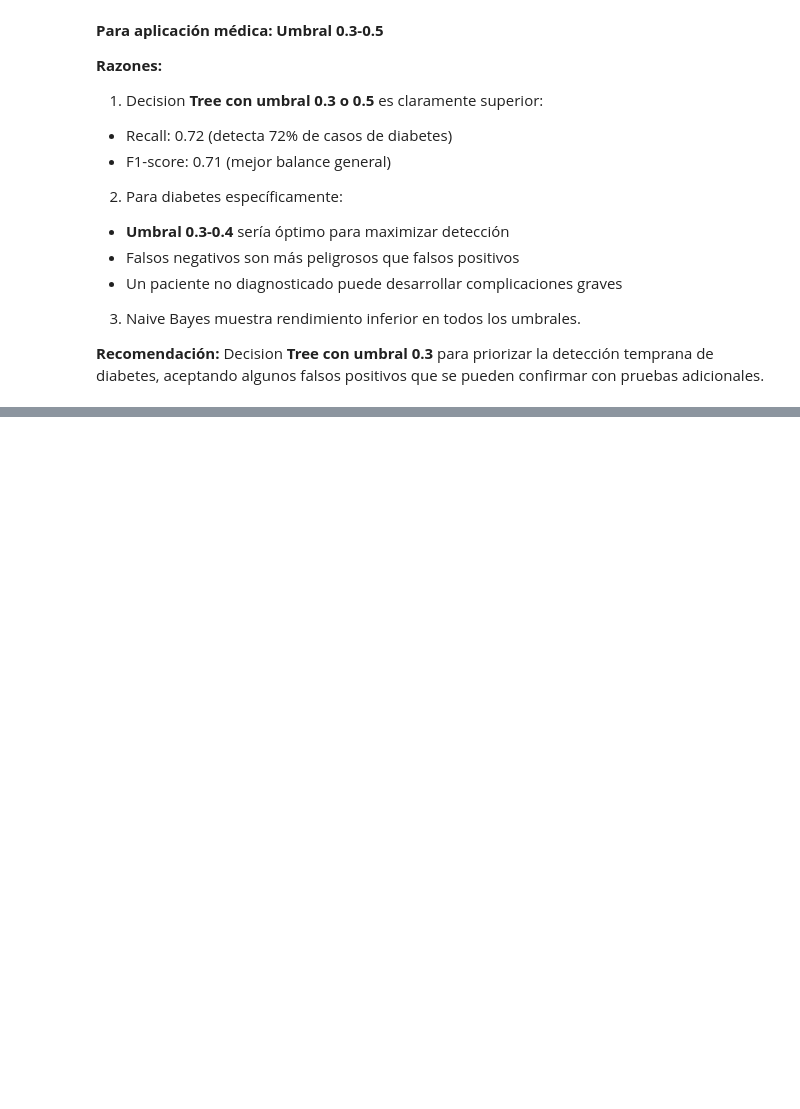
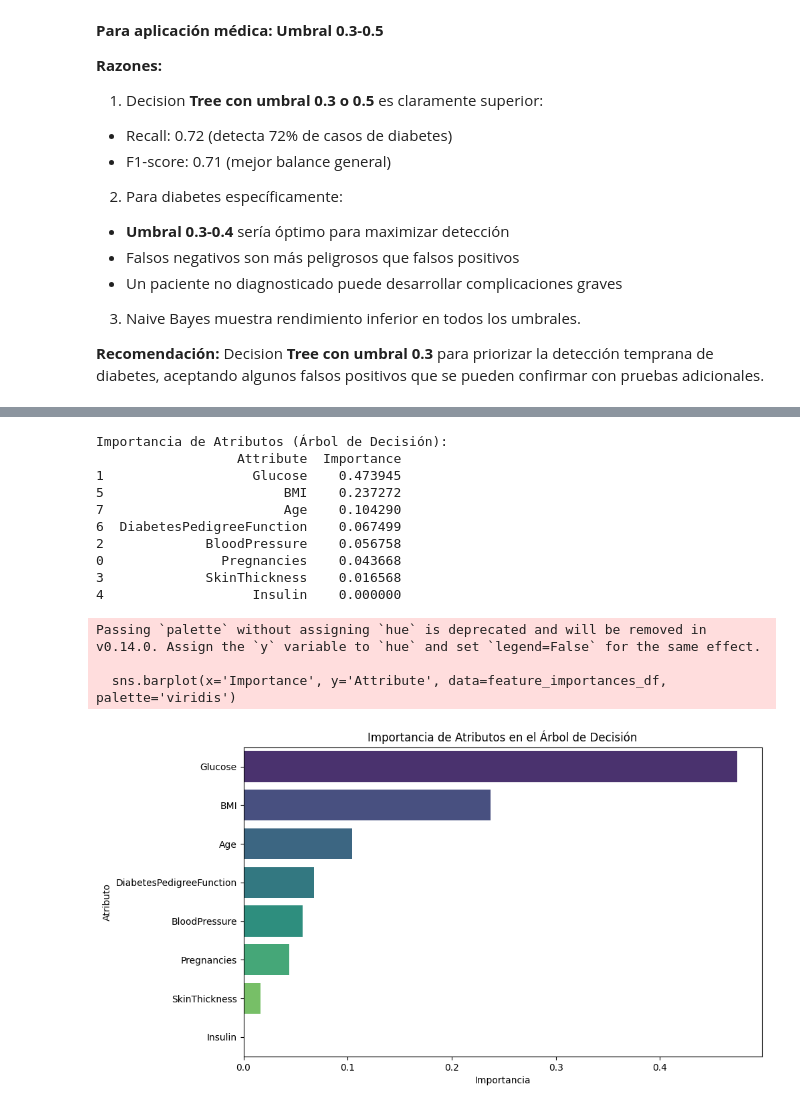
Before and after one commit to YoverOlivaresUNC/AILabs-Lab05, a Jupyter notebook: Lab05_LR.ipynb, the cells around one changed output, grey strips where cells are left out. Cells and saved outputs as stored; diff of their text form; code cells hidden in the pictures; blank space fills up the shorter version.

```diff
--- a/Lab05_LR.ipynb
+++ b/Lab05_LR.ipynb
@@ -895,0 +897,78 @@ Para Árbol de Decisión:
+# %%
+# prompt: Extrae la importancia de atributos (model.feature_importances_). Solo para arbol de desicion
+
+import pandas as pd
+import matplotlib.pyplot as plt
+# Para Árbol de Decisión (usaremos el mejor modelo entrenado previamente)
+# tree_model_best ya está entrenado
+feature_importances = tree_model_best.feature_importances_
+
+# Crear un DataFrame para visualizar
+feature_importances_df = pd.DataFrame({
+    'Attribute': X.columns,
+    'Importance': feature_importances
+})
+
+# Ordenar por importancia
+feature_importances_df = feature_importances_df.sort_values(by='Importance', ascending=False)
+
+print("Importancia de Atributos (Árbol de Decisión):")
+print(feature_importances_df)
+
+# Visualizar con un gráfico de barras
+plt.figure(figsize=(10, 6))
+sns.barplot(x='Importance', y='Attribute', data=feature_importances_df, palette='viridis')
+plt.title('Importancia de Atributos en el Árbol de Decisión')
+plt.xlabel('Importancia')
+plt.ylabel('Atributo')
+plt.show()
+
+# Reflexión para Árbol de Decisión:
+print("\nReflexión para Árbol de Decisión:")
+print("- Los atributos con mayor valor de importancia son los que más contribuyen a la reducción de la impureza (Gini o Entropía) en las divisiones del árbol.")
+print("- Estos atributos son, por lo tanto, los más predictivos para la clasificación del resultado.")
+print("- Observando el gráfico, podemos identificar qué variables influyen más en las decisiones del modelo.")
+print("- Por ejemplo, 'Glucose' y 'BMI' a menudo muestran alta importancia, lo cual es consistente con la relevancia clínica de estos factores en la diabetes.")
+
+# Para Naive Bayes:
+# Muestra las medias (theta_) y varianzas (var_) de cada atributo por clase.
+print("\n--- Análisis de Parámetros (Naive Bayes) ---")
+print("Medias (theta_) y Varianzas (var_) por Atributo y Clase:")
+
+params_nb = []
+for idx, clase in enumerate(nb_model.classes_):
+    print(f"\nClase {clase}:")
+    for feature, mean, var in zip(X.columns, nb_model.theta_[idx], nb_model.var_[idx]):
+        print(f"{feature}: media = {mean:.2f}, varianza = {var:.2f}")
+        params_nb.append({
+            'Attribute': feature,
+            'Class': clase,
+            'Mean': mean,
+            'Variance': var
+        })
+
+df_params_nb = pd.DataFrame(params_nb)
+
+# Reflexión para Naive Bayes:
+print("\nReflexión para Naive Bayes:")
+print("- En Naive Bayes (asumiendo distribución Gaussiana), la media y varianza de cada atributo *dentro de cada clase* son los parámetros aprendidos.")
+print("- Los atributos que muestran una mayor diferencia entre sus medias y/o varianzas para las clases '0' (No Diabetes) y '1' (Diabetes) son más discriminatorios.")
+print("- Una gran diferencia en las medias sugiere que los valores típicos del atributo son muy diferentes entre las clases.")
+print("- Una gran diferencia en las varianzas sugiere que la dispersión de los valores del atributo es diferente entre las clases.")
+print("- Por ejemplo, si la media de 'Glucose' es significativamente más alta para la Clase 1 que para la Clase 0, esto indica que 'Glucose' es un predictor importante.")
+print("- Comparar las medias y varianzas entre clases nos ayuda a entender la relevancia de los atributos desde la perspectiva del modelo Naive Bayes.")
+# %% [output]
+Importancia de Atributos (Árbol de Decisión):
+                  Attribute  Importance
+1                   Glucose    0.473945
+5                       BMI    0.237272
+7                       Age    0.104290
+6  DiabetesPedigreeFunction    0.067499
+2             BloodPressure    0.056758
+0               Pregnancies    0.043668
+3             SkinThickness    0.016568
+4                   Insulin    0.000000
+Passing `palette` without assigning `hue` is deprecated and will be removed in v0.14.0. Assign the `y` variable to `hue` and set `legend=False` for the same effect.
+
+  sns.barplot(x='Importance', y='Attribute', data=feature_importances_df, palette='viridis')
+[figure, added]
```
Also changed, not shown: parts of 12 cells of this notebook.
